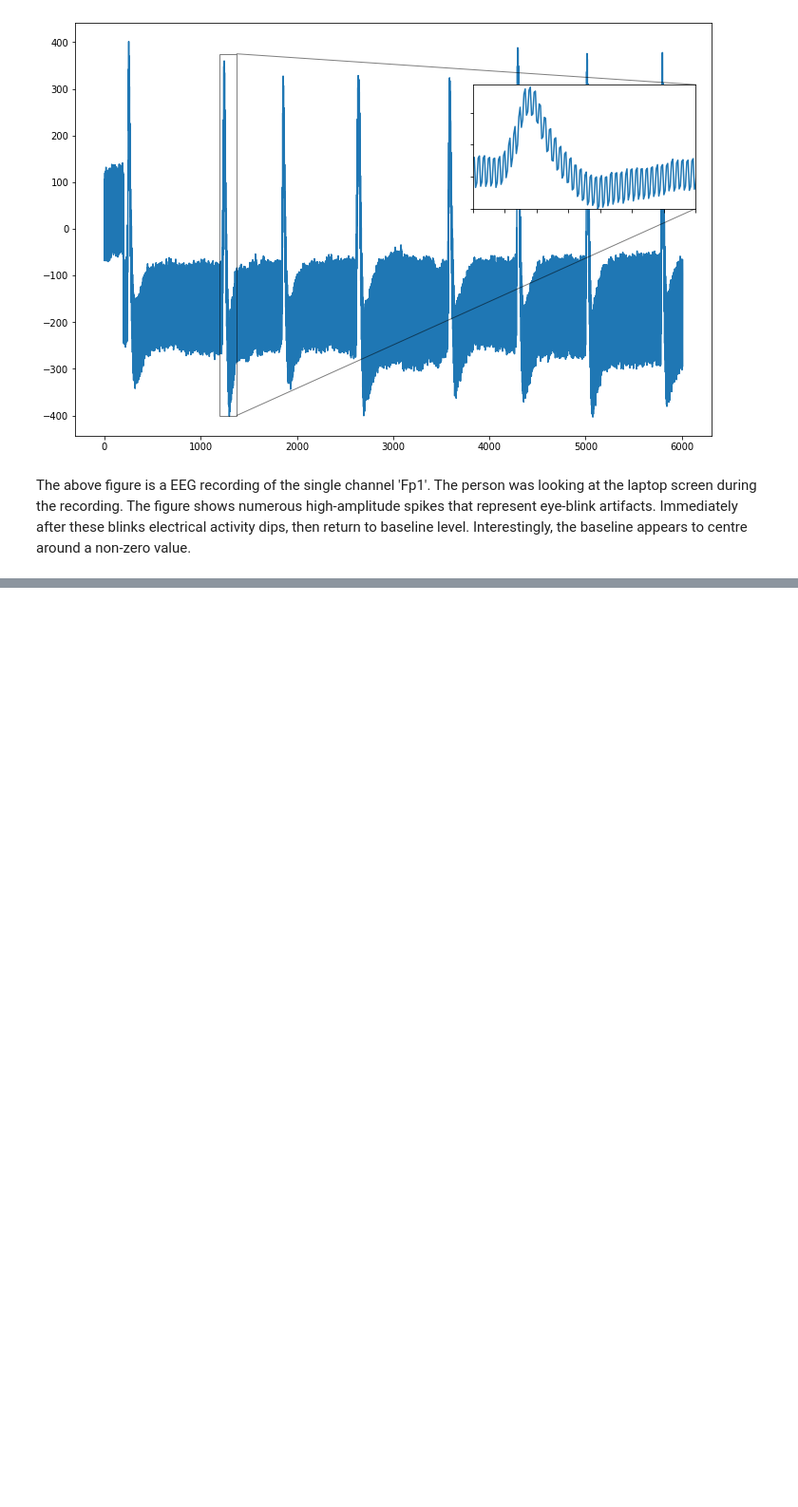
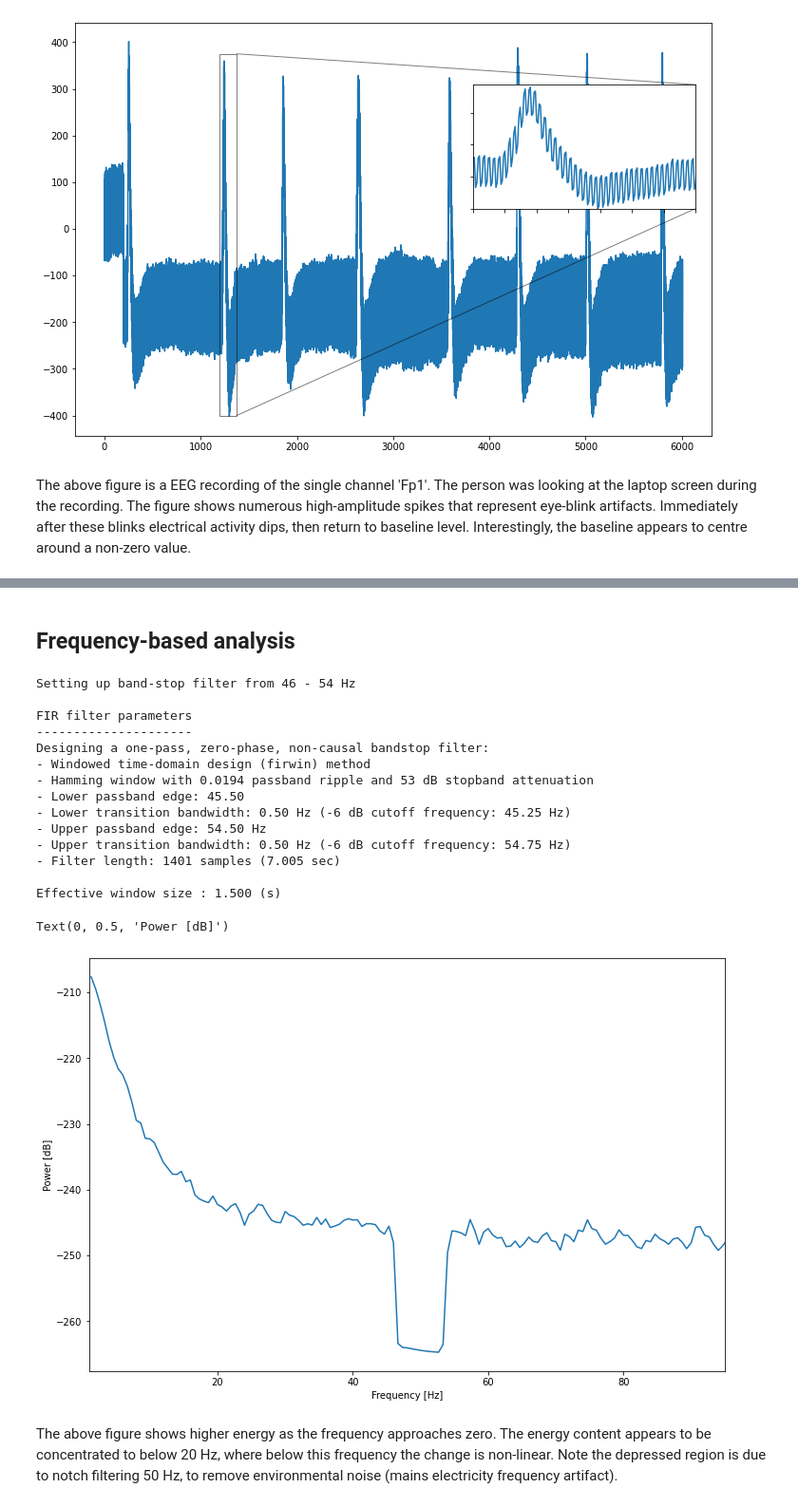
Before and after one commit to NicholasCHowlett/eegDataAnalysis, a Jupyter notebook: process_data.ipynb, the cells around one changed output, grey strips where cells are left out. Shown at 95% size. Cells and saved outputs as stored; diff of their text form; code cells hidden in the pictures; blank space fills up the shorter version.

Commit message:
Feature: plots frequency representation of data
- plots PSD using Welch's method.

```diff
--- a/process_data.ipynb
+++ b/process_data.ipynb
@@ -82,0 +81,11 @@ The above figure is a EEG recording of the single channel 'Fp1'. The person was
+# %%
+# convert data into MNE data structure
+dataMNE = []
+for dataI in data: # BrainFlow returns uV, convert to V for MNE
+    dataINorm = dataI / 1000000
+    dataMNE.append(dataINorm)
+dataMNE = np.array([dataMNE]) # required MNE structure
+ch_names = ['Fp1']
+sfreq = BoardShim.get_sampling_rate(Id)
+info = mne.create_info(ch_names=ch_names, sfreq=sfreq)
+raw = mne.io.RawArray(dataMNE, info)
@@ -82,0 +108,46 @@ The above figure is a EEG recording of the single channel 'Fp1'. The person was
+# %% [markdown]
+## Frequency-based analysis
+# %%
+# plot frequency representation of the brain's time-series data. PSD allows comparison across
+# differing time-series duration, where an FFT would have dependency on this duration (and thus
+# show different results for the same signal but of different time duration).
+from mne.time_frequency import psd_welch
+import scipy.signal as signal
+
+# remove mains electricity's frequency artifact (noise) from signal
+rawNotched = raw.copy().notch_filter(freqs=50, picks='Fp1', notch_widths=8, filter_length=1400)
+
+psdMNE, freqMNE = psd_welch(rawNotched, picks='Fp1', fmin=1, fmax=100.0, n_fft=300, average='mean')
+# Convert power to dB scale
+psdMNEDb = 10 * np.log10(psdMNE)
+
+data = rawNotched.get_data()
+data = data[0]
+freqScipy, psdScipy = signal.welch(data, fs=200, scaling='spectrum', nfft=300)
+psdScipyDb = 10 * np.log10(psdScipy)
+
+fig, ax = plt.subplots(figsize=(12, 8))
+ax.plot(freqMNE, psdMNEDb[0], label='MNE')
+#ax.plot(freqScipy, psdScipyDb, label="Scipy")
+ax.set_xlim(1.0, 95)
+ax.set_xlabel('Frequency [Hz]')
+ax.set_ylabel('Power [dB]')
+# %% [output]
+Setting up band-stop filter from 46 - 54 Hz
+
+FIR filter parameters
+---------------------
+Designing a one-pass, zero-phase, non-causal bandstop filter:
+- Windowed time-domain design (firwin) method
+- Hamming window with 0.0194 passband ripple and 53 dB stopband attenuation
+- Lower passband edge: 45.50
+- Lower transition bandwidth: 0.50 Hz (-6 dB cutoff frequency: 45.25 Hz)
+- Upper passband edge: 54.50 Hz
+- Upper transition bandwidth: 0.50 Hz (-6 dB cutoff frequency: 54.75 Hz)
+- Filter length: 1401 samples (7.005 sec)
+
+Effective window size : 1.500 (s)
+Text(0, 0.5, 'Power [dB]')
+[figure, added]
+# %% [markdown]
+The above figure shows higher energy as the frequency approaches zero. The energy content appears to be concentrated to below 20 Hz, where below this frequency the change is non-linear. Note the depressed region is due to notch filtering 50 Hz, to remove environmental noise (mains electricity frequency artifact).
```
Also changed, not shown: parts of 8 cells of this notebook.
